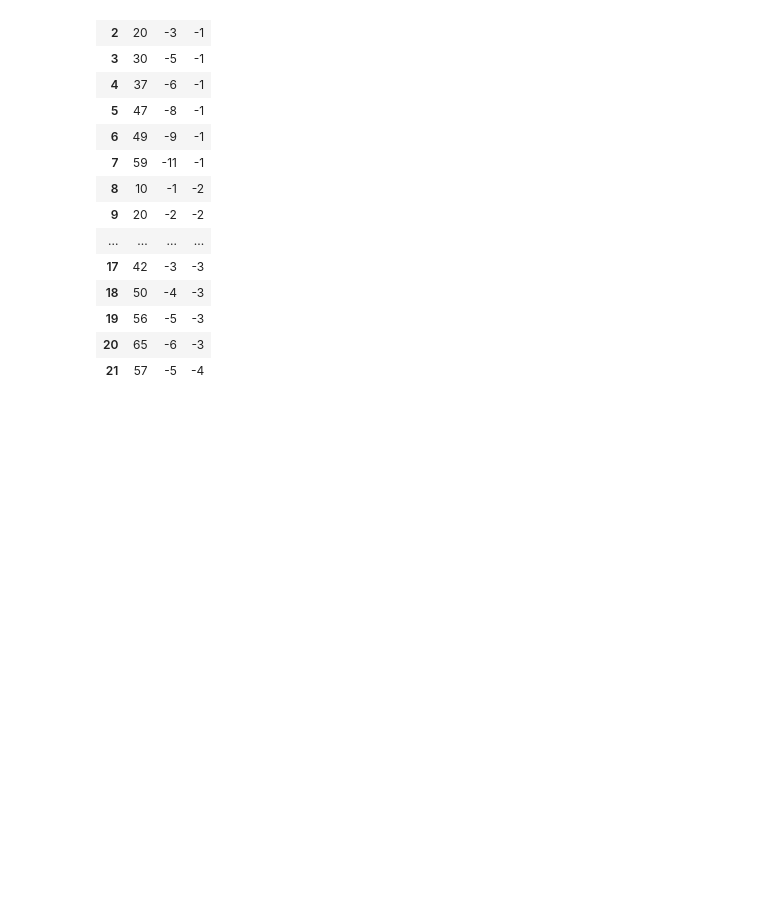
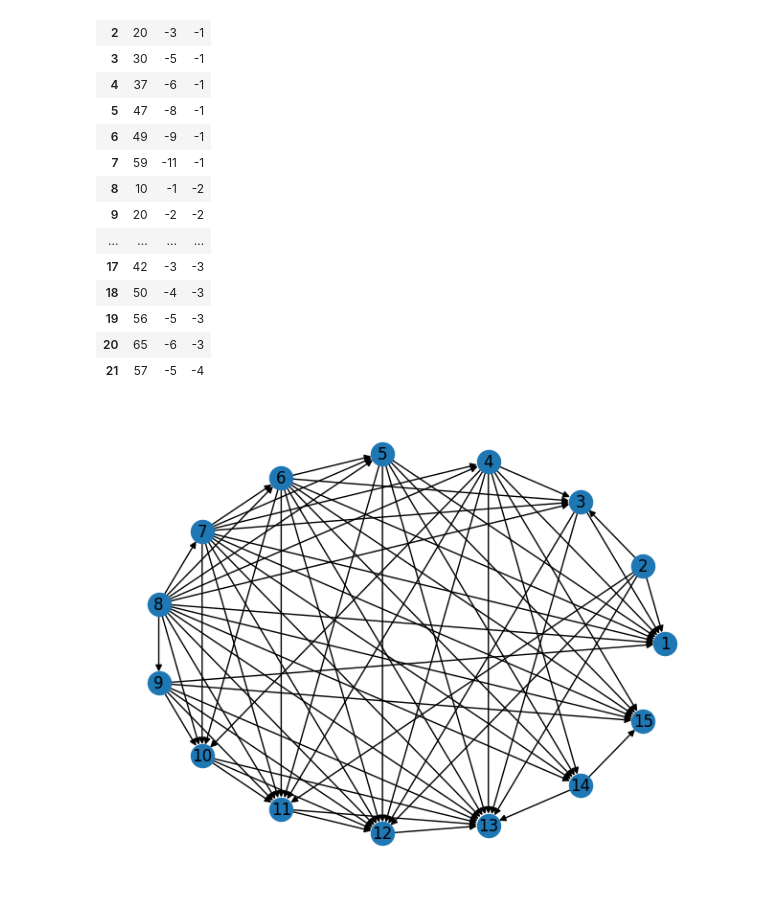
Before and after one commit to felfipe/Systemes-de-Decision, a Jupyter notebook: optim.ipynb, the cells around one changed output. Saved outputs shown, nothing was run; the diff lists cells and outputs as text; code cells hidden in the pictures; blank space fills up the shorter version.

Commit message:
add graph

```diff
--- a/optim.ipynb
+++ b/optim.ipynb
@@ -113,10 +113,10 @@ fig.show()
 preference_list = [
     (7,   9),
     (10, 15),
-    (21,  1)
+    (7,  1)
 ]
 
-choices = filtered_solutions.copy()
+choices = filtered_solutions[:15].copy()
 nombreSolNonDominees = len(choices)
 # %%
 dim = 3
@@ -152,0 +155,14 @@ for i in range(1, nombreSolNonDominees):
+# %%
+G = nx.DiGraph()
+
+for node in range(nombreSolNonDominees):
+    G.add_node(node+1)
+
+for node_i in range(nombreSolNonDominees):
+    for node_j in PreOrdre[node_i+1]:
+        G.add_edge(node_i+1, node_j)
+
+pos = nx.circular_layout(G)
+nx.draw(G, pos,with_labels = True)
+# %% [output]
+[figure, added]
```
Also changed, not shown: parts of 1 cell of this notebook.
